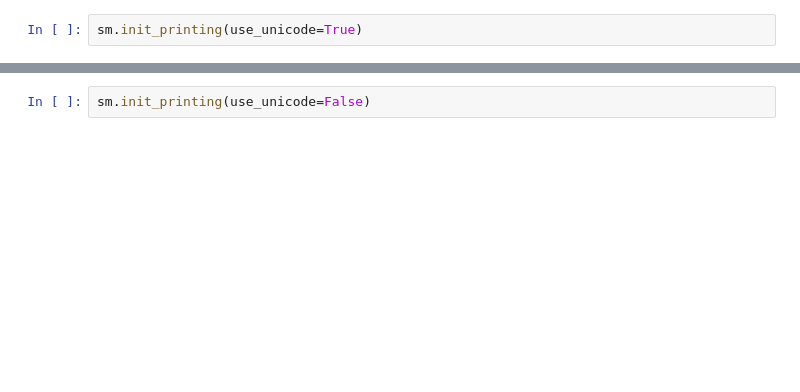
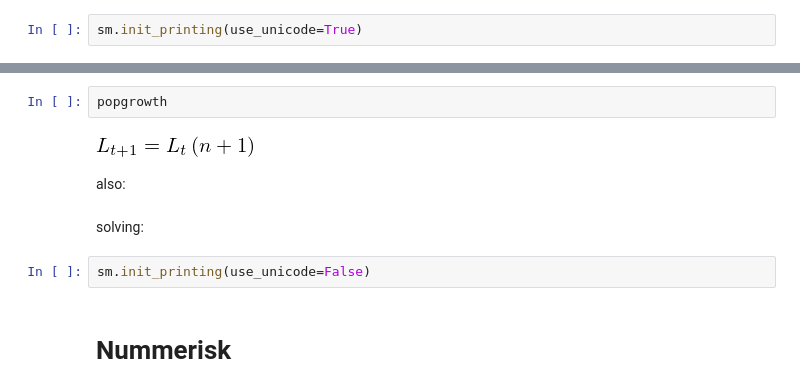
Before and after one commit to NumEconCopenhagen/projects-2019-unity, a Jupyter notebook: modelproject/modelproject/Rod/Ren SolowRD.ipynb, the cells around one changed output, grey strips where cells are left out. Saved outputs shown, nothing was run; the diff lists cells and outputs as text; blank space fills up the shorter version.

```diff
--- a/modelproject/modelproject/Rod/Ren SolowRD.ipynb
+++ b/modelproject/modelproject/Rod/Ren SolowRD.ipynb
@@ -53,2 +67,12 @@ sm.Eq(a1,a+rho*a**phi*(l*sr)**lambd)
+# %%
+popgrowth
+# %% [output]
+[figure, added]
+# %% [markdown]
+also:
+# %% [markdown]
+solving:
 # %%
 sm.init_printing(use_unicode=False)
+# %% [markdown]
+# Nummerisk
```
Also changed, not shown: parts of 30 cells of this notebook, 2 other files.
